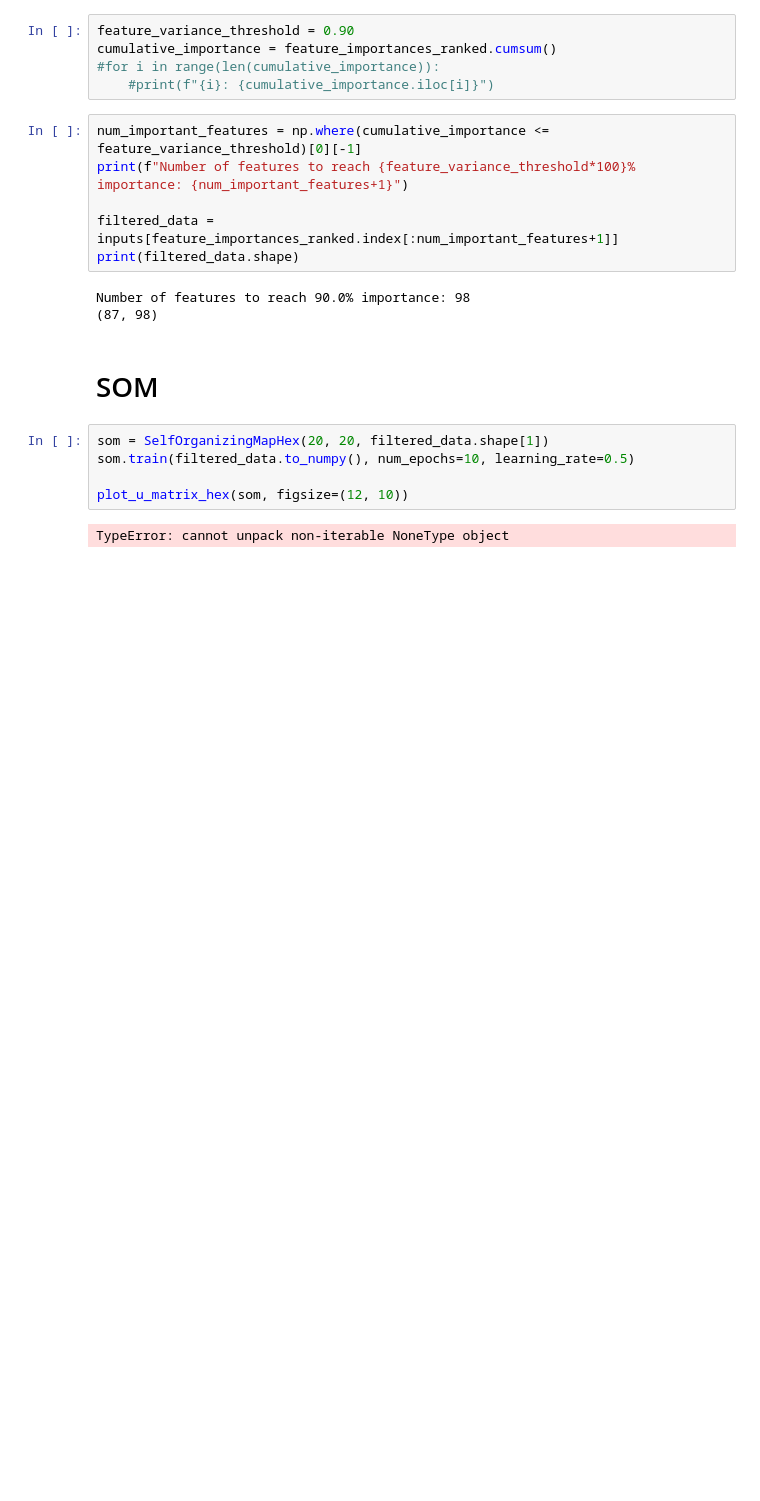
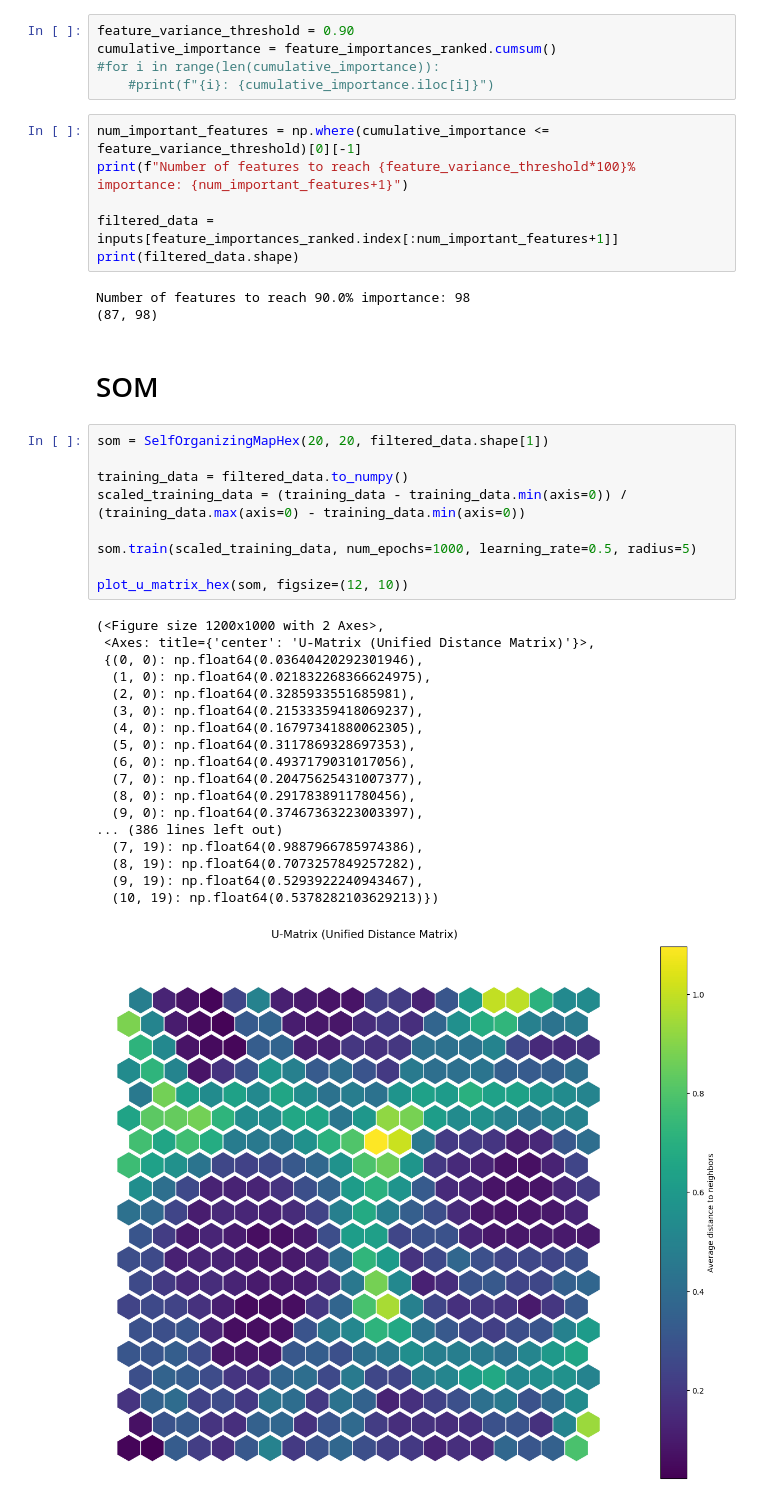
Before and after one commit to alpha-tango/butyricacid, a Jupyter notebook: analysis.ipynb, the cells around one changed output. Saved outputs shown, nothing was run; the diff lists cells and outputs as text; blank space fills up the shorter version.

```diff
--- a/analysis.ipynb
+++ b/analysis.ipynb
@@ -138,8 +141,29 @@ Number of features to reach 90.0% importance: 98
 # SOM
 # %%
 som = SelfOrganizingMapHex(20, 20, filtered_data.shape[1])
-som.train(filtered_data.to_numpy(), num_epochs=10, learning_rate=0.5)
+
+training_data = filtered_data.to_numpy()
+scaled_training_data = (training_data - training_data.min(axis=0)) / (training_data.max(axis=0) - training_data.min(axis=0))
+
+som.train(scaled_training_data, num_epochs=1000, learning_rate=0.5, radius=5)
 
 plot_u_matrix_hex(som, figsize=(12, 10))
 # %% [output]
-TypeError: cannot unpack non-iterable NoneType object
+(<Figure size 1200x1000 with 2 Axes>,
+ <Axes: title={'center': 'U-Matrix (Unified Distance Matrix)'}>,
+ {(0, 0): np.float64(0.03640420292301946),
+  (1, 0): np.float64(0.021832268366624975),
+  (2, 0): np.float64(0.3285933551685981),
+  (3, 0): np.float64(0.21533359418069237),
+  (4, 0): np.float64(0.16797341880062305),
+  (5, 0): np.float64(0.3117869328697353),
+  (6, 0): np.float64(0.4937179031017056),
+  (7, 0): np.float64(0.20475625431007377),
+  (8, 0): np.float64(0.2917838911780456),
+  (9, 0): np.float64(0.37467363223003397),
+... (386 lines left out)
+  (7, 19): np.float64(0.9887966785974386),
+  (8, 19): np.float64(0.7073257849257282),
+  (9, 19): np.float64(0.5293922240943467),
+  (10, 19): np.float64(0.5378282103629213)})
+[figure, added]
```
Also changed, not shown: parts of 2 cells of this notebook.
